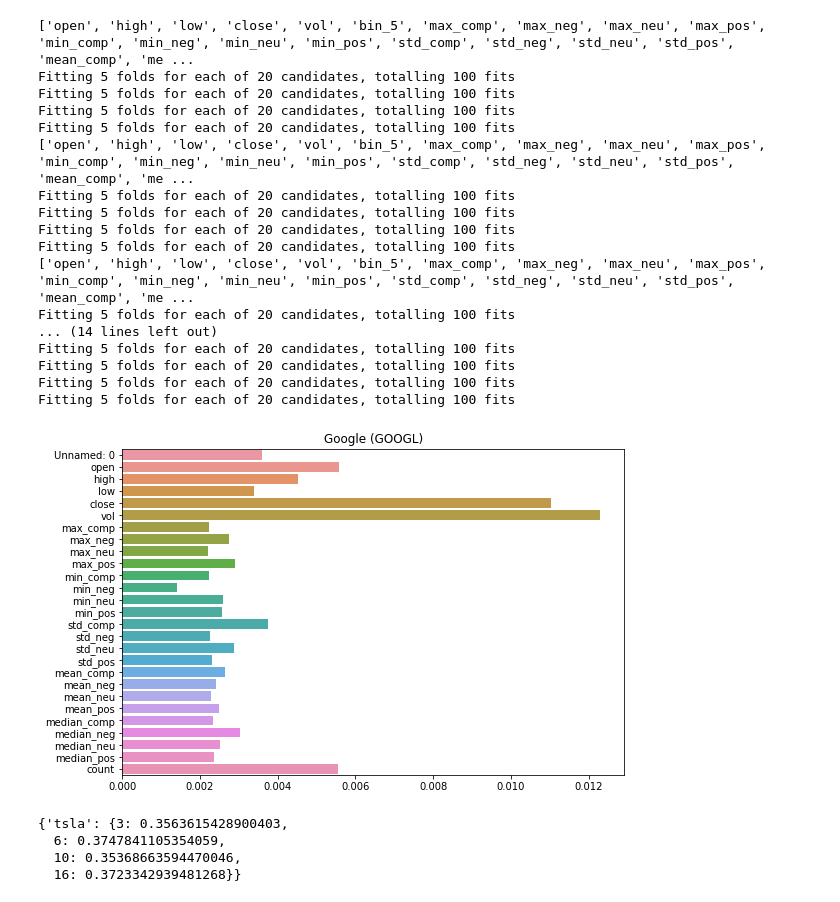
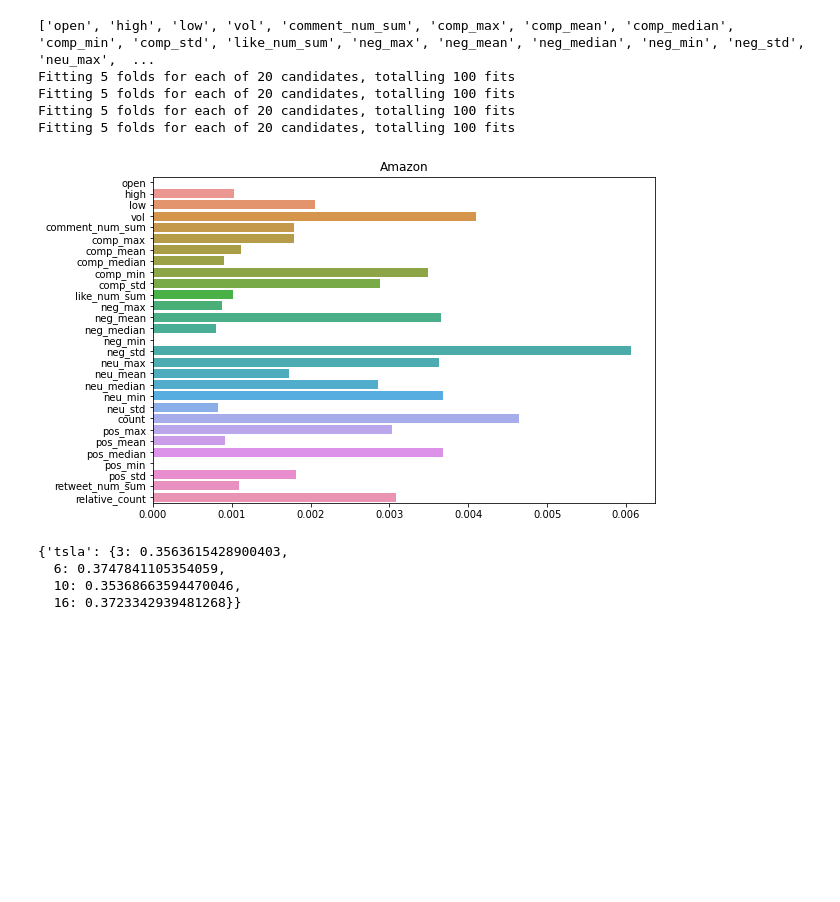
Before and after one commit to PatrykML/twitter_sentiment_stock_prediction, a Jupyter notebook: models/xgb.ipynb, the cells around one changed output. Saved outputs shown, nothing was run; the diff lists cells and outputs as text; code cells hidden in the pictures; blank space fills up the shorter version.

Commit message:
amzn bin_2 results

```diff
--- a/models/xgb.ipynb
+++ b/models/xgb.ipynb
@@ -92,13 +92,13 @@ def measure(x, y, binary=True):
     return acc, f1, fi
 # %%
 full_names = {
-    "amzn": "Amazon",
-    "aapl": "Apple",
-    "msft": "Microsoft",
-    "tsla": "Tesla",
-    "goog": "Google (GOOG)",
-    "googl": "Google (GOOGL)",
-}
+    "amzn": "Amazon",}
+#     "aapl": "Apple",
+#     "msft": "Microsoft",
+#     "tsla": "Tesla",
+#     "goog": "Google (GOOG)",
+#     "googl": "Google (GOOGL)",
+# }
 weight = "baseline_2"
 
 acc = {}
@@ -119,12 +119,12 @@ for company in full_names.keys():
     fi = {}
 
     for lag in [3, 6, 10, 16]:
-        x, y = create_x_y(df, x_cols=OTHER_COLS, y_col="bin_3", lag=lag)
+        x, y = create_x_y(df, x_cols=OTHER_COLS, y_col="bin_2", lag=lag)
         y = encode_y(y)
         # print(x[:3], y[:3])
         # print(acc, f1_metric, fi)
         acc[company][lag], f1_metric[company][lag], fi[lag] = measure(
-            x, y, binary=False
+            x, y, binary=True
         )
     save_importances_plot(
         fi[lag],
@@ -142,13 +145,14 @@ Fitting 5 folds for each of 20 candidates, totalling 100 fits
 # %%
 full_names = {
     "amzn": "Amazon",
-    "aapl": "Apple",
-    "msft": "Microsoft",
-    "tsla": "Tesla",
-    "goog": "Google (GOOG)",
-    "googl": "Google (GOOGL)",
 }
-weight = "no_weight"
+#     "aapl": "Apple",
+#     "msft": "Microsoft",
+#     "tsla": "Tesla",
+#     "goog": "Google (GOOG)",
+#     "googl": "Google (GOOGL)",
+# }
+weight = "w1"
 
 acc = {}
 cm = {}
@@ -156,51 +160,39 @@ f1_metric = {}
 
 path = f"../datasets/v2.1/more_cols_binned/{weight}/"
 
 for company in full_names.keys():
     df = pd.read_csv(path + f"{company}.csv")
-    VITAL_COLS = ["post_date", "ticker", "diffs", "bin_2", "bin_3"]
+    VITAL_COLS = ["post_date", "ticker", "diffs", "bin_2", "bin_3", "close"]
     OTHER_COLS = [i for i in df.columns if i not in VITAL_COLS]
     print(OTHER_COLS)
     acc[company] = {}
     f1_metric[company] = {}
     fi = {}
 
     for lag in [3, 6, 10, 16]:
-        x, y = create_x_y(df, x_cols=OTHER_COLS, y_col="bin_3", lag=lag)
+        x, y = create_x_y(df, x_cols=OTHER_COLS, y_col="bin_2", lag=lag)
         y = encode_y(y)
         #print(x[:3], y[:3])
         #print(acc, f1_metric, fi)
         acc[company][lag], f1_metric[company][lag], fi[lag] = measure(
-            x, y, binary=False
+            x, y, binary=True
         )
     save_importances_plot(
             fi[lag],
             f"xgb_{company}_imp_{weight}",
             f"{full_names[company]}",
             OTHER_COLS,
         )
-    with open(f"XGB_{company}_acc_f1_{weight}.txt", "w") as file:
+    with open(f"XGB_bin2_{company}_acc_f1_{weight}.txt", "w") as file:
         to_write = "Acc: " + json.dumps(acc) + " F1: " + json.dumps(f1_metric)
         file.write(json.dumps(to_write))
 # %% [output]
-['open', 'high', 'low', 'close', 'vol', 'bin_5', 'max_comp', 'max_neg', 'max_neu', 'max_pos', 'min_comp', 'min_neg', 'min_neu', 'min_pos', 'std_comp', 'std_neg', 'std_neu', 'std_pos', 'mean_comp', 'me ...
+['open', 'high', 'low', 'vol', 'comment_num_sum', 'comp_max', 'comp_mean', 'comp_median', 'comp_min', 'comp_std', 'like_num_sum', 'neg_max', 'neg_mean', 'neg_median', 'neg_min', 'neg_std', 'neu_max',  ...
 Fitting 5 folds for each of 20 candidates, totalling 100 fits
 Fitting 5 folds for each of 20 candidates, totalling 100 fits
 Fitting 5 folds for each of 20 candidates, totalling 100 fits
 Fitting 5 folds for each of 20 candidates, totalling 100 fits
-['open', 'high', 'low', 'close', 'vol', 'bin_5', 'max_comp', 'max_neg', 'max_neu', 'max_pos', 'min_comp', 'min_neg', 'min_neu', 'min_pos', 'std_comp', 'std_neg', 'std_neu', 'std_pos', 'mean_comp', 'me ...
-Fitting 5 folds for each of 20 candidates, totalling 100 fits
-Fitting 5 folds for each of 20 candidates, totalling 100 fits
-Fitting 5 folds for each of 20 candidates, totalling 100 fits
-Fitting 5 folds for each of 20 candidates, totalling 100 fits
-['open', 'high', 'low', 'close', 'vol', 'bin_5', 'max_comp', 'max_neg', 'max_neu', 'max_pos', 'min_comp', 'min_neg', 'min_neu', 'min_pos', 'std_comp', 'std_neg', 'std_neu', 'std_pos', 'mean_comp', 'me ...
-Fitting 5 folds for each of 20 candidates, totalling 100 fits
-... (14 lines left out)
-Fitting 5 folds for each of 20 candidates, totalling 100 fits
-Fitting 5 folds for each of 20 candidates, totalling 100 fits
-Fitting 5 folds for each of 20 candidates, totalling 100 fits
-Fitting 5 folds for each of 20 candidates, totalling 100 fits
-[figure, old version]
+[figure, new version]
 # %%
 acc
 # %% [output]
```
Also changed, not shown: parts of 1 cell of this notebook, 5 other files.
